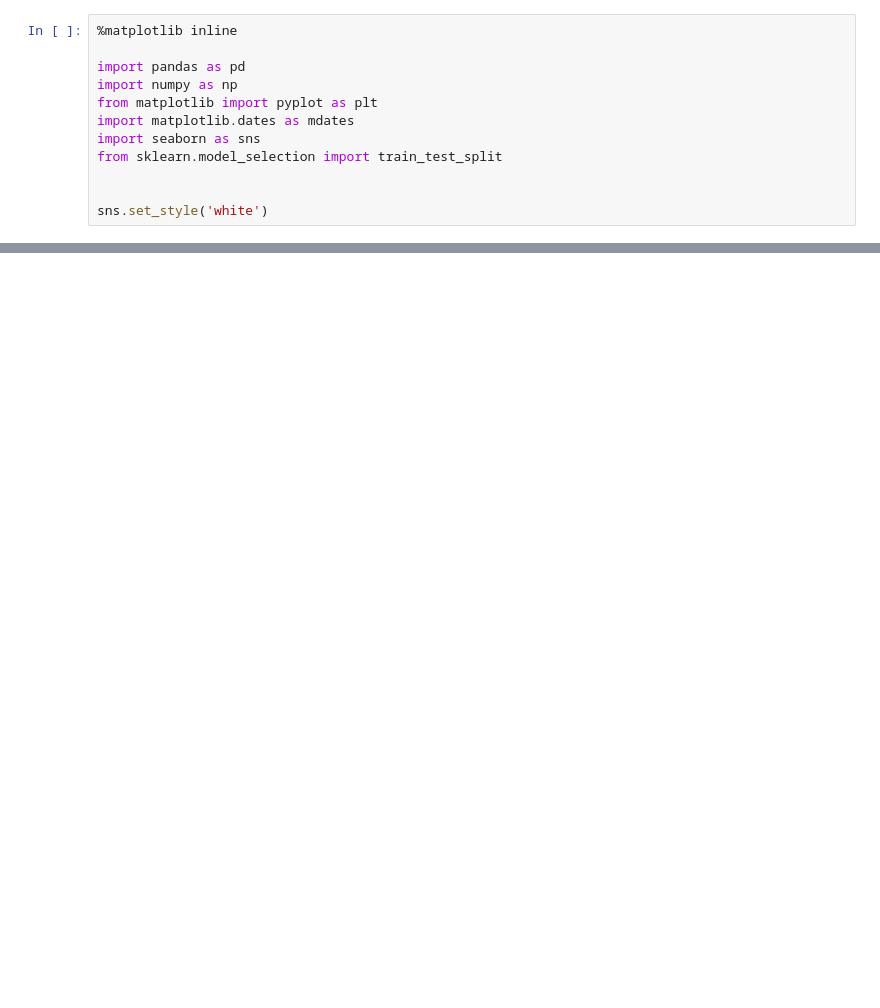
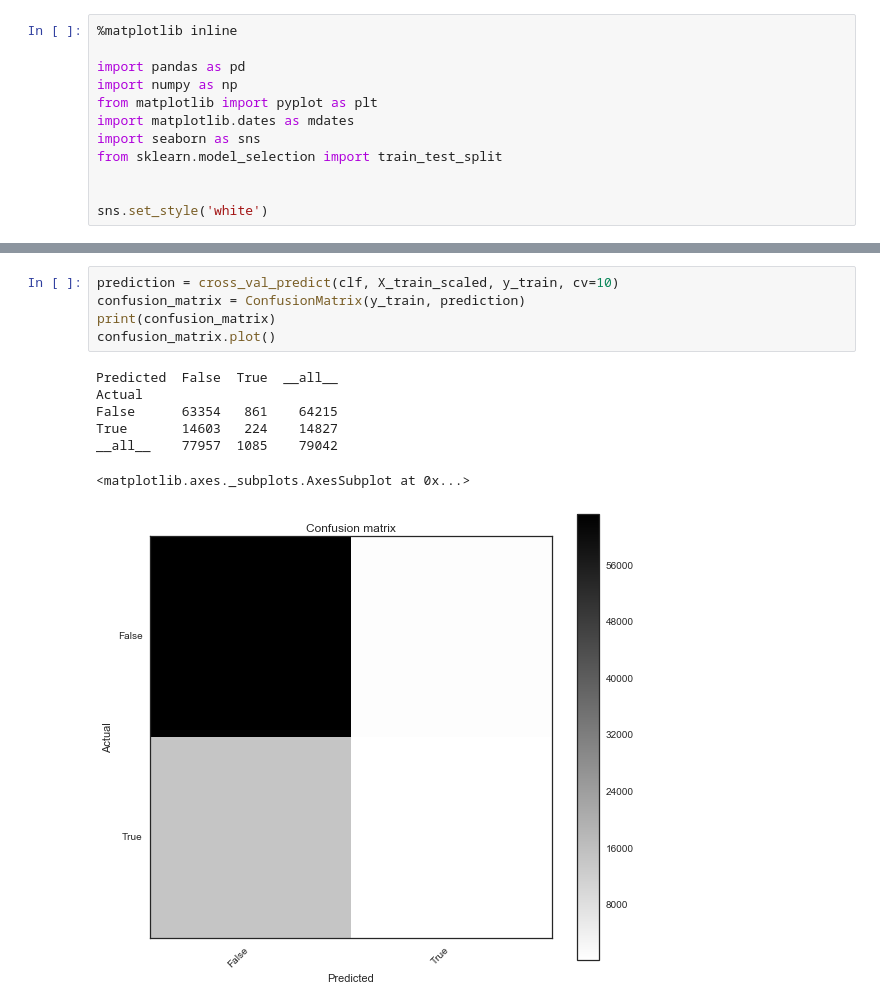
Before and after one commit to RoebideBruijn/datascience-intensive-course, a Jupyter notebook: project/notebooks/lending-club-prediction.ipynb, the cells around one changed output, grey strips where cells are left out. Saved outputs shown, nothing was run; the diff lists cells and outputs as text; blank space fills up the shorter version.

```diff
--- a/project/notebooks/lending-club-prediction.ipynb
+++ b/project/notebooks/lending-club-prediction.ipynb
@@ -314,0 +231,13 @@ for i in range(0,new_X.shape[1]):
+# %%
+prediction = cross_val_predict(clf, X_train_scaled, y_train, cv=10)
+confusion_matrix = ConfusionMatrix(y_train, prediction)
+print(confusion_matrix)
+confusion_matrix.plot()
+# %% [output]
+Predicted  False  True  __all__
+Actual
+False      63354   861    64215
+True       14603   224    14827
+__all__    77957  1085    79042
+<matplotlib.axes._subplots.AxesSubplot at 0x...>
+[figure, added]
```
Also changed, not shown: parts of 81 cells of this notebook.
